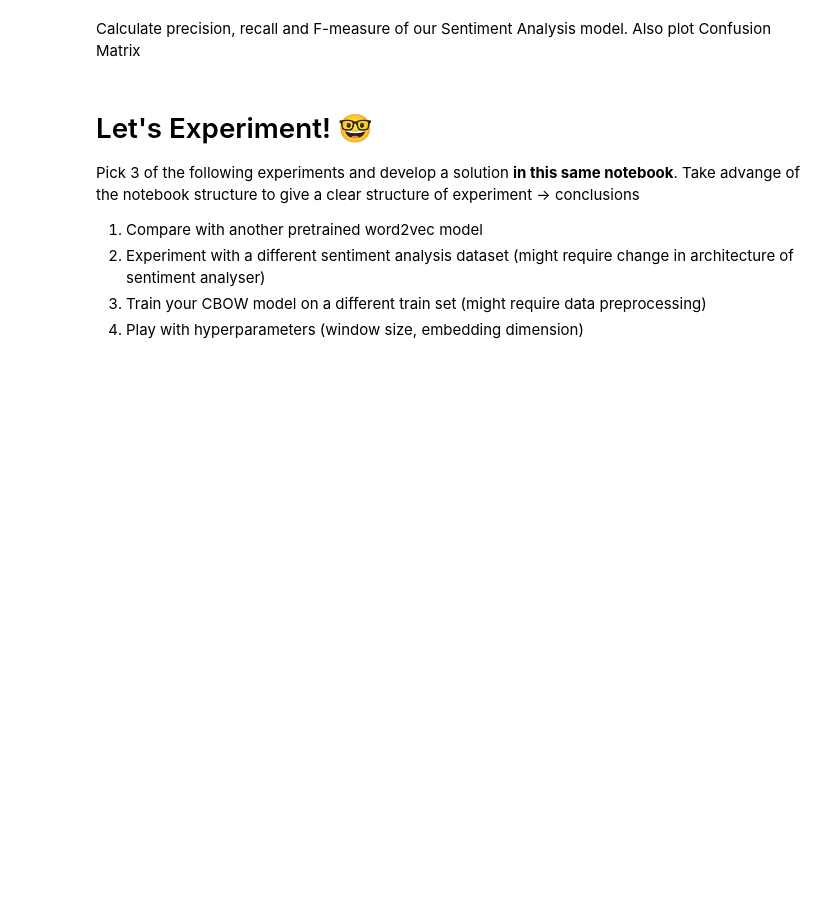
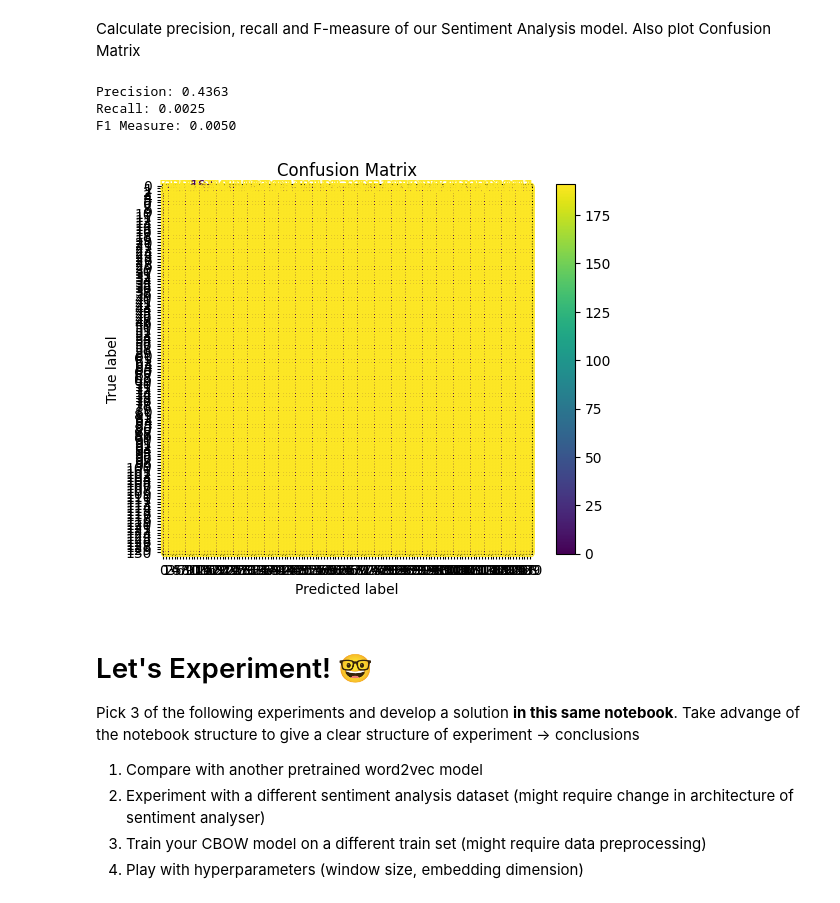
Before and after one commit to soniaeya/NLP_A1_Guide, a Jupyter notebook: Copy_of_assignment1_guide.ipynb, the cells around one changed output. Saved outputs shown, nothing was run; the diff lists cells and outputs as text; code cells hidden in the pictures; blank space fills up the shorter version.

```diff
--- a/Copy_of_assignment1_guide.ipynb
+++ b/Copy_of_assignment1_guide.ipynb
@@ -208,8 +200,8 @@ full_dataset = list(zip(surroundings,targets))
 train_size = int(0.8 * len(full_dataset))
 val_size = len(full_dataset) - train_size
 train_dataset, val_dataset = random_split(full_dataset, [train_size, val_size])
-train_dataloader=DataLoader(train_dataset,batch_size=64,shuffle=True) #Here please change batch size depending of your GPU capacities (if GPU runs out of memory lower batch_size)
-val_dataloader=DataLoader(val_dataset,batch_size=64,shuffle=False) #Here please change batch size depending of your GPU capacities (if GPU runs out of memory lower batch_size)
+train_dataloader=DataLoader(train_dataset,batch_size=8,shuffle=True) #Here please change batch size depending of your GPU capacities (if GPU runs out of memory lower batch_size)
+val_dataloader=DataLoader(val_dataset,batch_size=8,shuffle=False) #Here please change batch size depending of your GPU capacities (if GPU runs out of memory lower batch_size)
 # %%
 from tqdm import tqdm
 device = torch.device("cuda" if torch.cuda.is_available() else "cpu") #CAUTION: RUN THIS CODE WITH GPU, CPU WILL TAKE TOO LONG
@@ -227,10 +219,10 @@ def train_model(model, train_loader, val_loader, epochs=5, lr=1e-3):
   for surr, tar in tqdm(train_dataloader,"Training"):
       # TODO complete
       surr, tar = surr.to(device), tar.to(device)
-      one_hot_surr = one_hot_from_surroundings(surroundings,window_size, vocab_size)
+      # one_hot_surr = one_hot_from_surroundings(surr,WINDOW_SIZE, len(word_to_index)) # Remove this line
 
       optimizer.zero_grad()
-      log_probs = # Pass one-hot through model
+      log_probs = model(surr) # Pass indices through model
 
       loss= loss_function(log_probs,tar)
       total_loss += loss.item()
@@ -245,9 +237,9 @@ def evaluate_model(model, val_loader):
   with torch.no_grad():
       for surr, tar in tqdm(val_loader, "Validation"):
           surr, tar = surr.to(device), tar.to(device)
-          one_hot_surr = # Create one-hot-encoding with one_hot_from_surroundings function
+          # one_hot_surr = one_hot_from_surroundings(surr,WINDOW_SIZE, len(word_to_index)) # Remove this line
 
-          log_probs = # Pass one-hot through model
+          log_probs = model(surr) # Pass indices through model
 
           loss= loss_function(log_probs,tar)
           total_loss += loss.item()
@@ -280,14 +276,17 @@ def create_word_to_embedding (vocab_list, model,word_to_index):
   word_embedding : Tensor
       Embedding vector for the given word
     """
-  embedding_weights = model.linear_in.weight.detach().cpu() # Get the weights of the embedding layer
+  embedding_weights = model.embedding.weight # Get the weights of the embedding layer (remove .detach() and .cpu())
   word_to_embedding = {}
   for word in vocab_list:
-    index=  # Get word index
-    word_embedding = # Extract the embedding vector for the given word index. This is done by getting the column of the index specified
+    index=  word_to_index[word] # Get word index
+    word_embedding = embedding_weights[index, :] # Extract the embedding vector for the given word index. This is done by getting the row of the index specified
     word_to_embedding[word] = word_embedding
 
   return word_to_embedding
 
 word_to_embedding = create_word_to_embedding(vocab_list,CBOW_MODEL,word_to_index)
-print("Embedding of word 'study'", word_to_embedding['study'])
+if 'study' in word_to_embedding:
+  print("Embedding of word 'study'", word_to_embedding['study'])
+else:
+  print("Word 'study' not found in the vocabulary.")
@@ -432,13 +496,34 @@ for epoch in range(EPOCHS):
 # %% [markdown]
 Calculate precision, recall and F-measure of our Sentiment Analysis model. Also plot Confusion Matrix
 # %%
-from sklearn.metrics import confusion_matrix, ConfusionMatrixDisplay, precision_score, recall_score
+from sklearn.metrics import confusion_matrix, ConfusionMatrixDisplay, precision_score, recall_score, f1_score
 import matplotlib.pyplot as plt
 import numpy as np
 
 # You have already a np.array of labels and predictions
 
 #TODO calculate precision, recall and F1 measure and print Confusion Matrix
+
+# Calculate precision, recall, and F1 measure
+precision = precision_score(labels, predictions, average='weighted')
+recall = recall_score(labels, predictions, average='weighted')
+f1 = f1_score(labels, predictions, average='weighted')
+
+print(f"Precision: {precision:.4f}")
+print(f"Recall: {recall:.4f}")
+print(f"F1 Measure: {f1:.4f}")
+
+# Calculate and plot the confusion matrix
+cm = confusion_matrix(labels, predictions)
+disp = ConfusionMatrixDisplay(confusion_matrix=cm)
+disp.plot()
+plt.title('Confusion Matrix')
+plt.show()
+# %% [output]
+Precision: 0.4363
+Recall: 0.0025
+F1 Measure: 0.0050
+[figure, added]
 # %% [markdown]
 # Let's Experiment! 🤓
 
```
Also changed, not shown: parts of 8 cells of this notebook.
